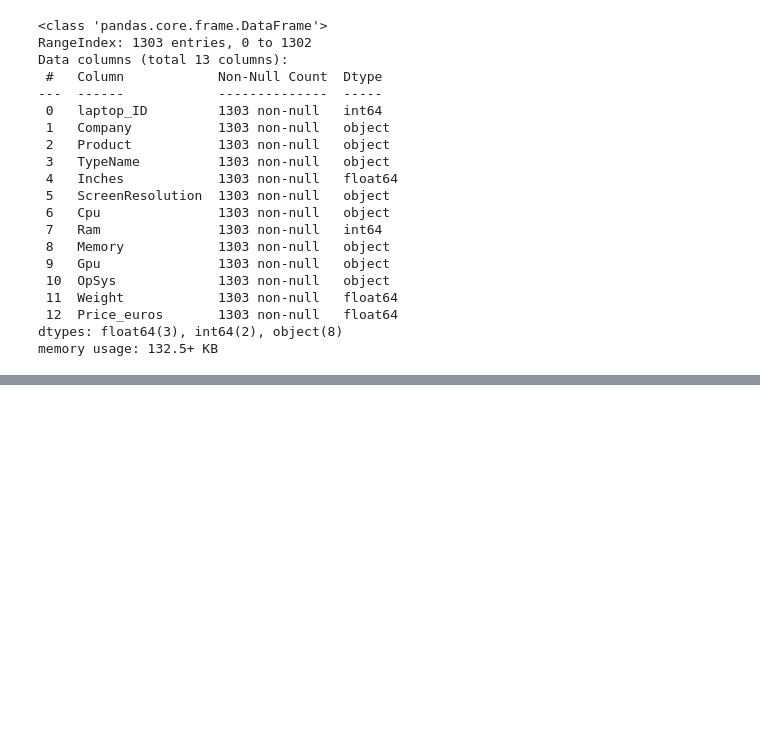
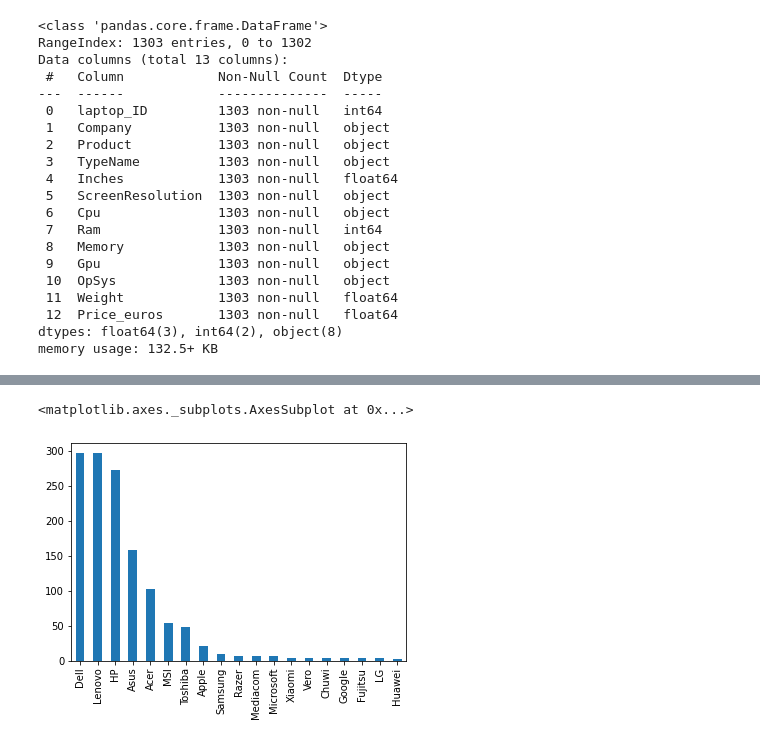
Before and after one commit to adi271001/Nastech-Internship, a Jupyter notebook: rnsit2.ipynb, the cells around one changed output, grey strips where cells are left out. Cells and saved outputs as stored; diff of their text form; code cells hidden in the pictures; blank space fills up the shorter version.

```diff
--- a/rnsit2.ipynb
+++ b/rnsit2.ipynb
@@ -730,0 +600,5 @@ plt.xticks(rotation='vertical')
+# %%
+df1['Company'].value_counts().plot(kind='bar')
+# %% [output]
+<matplotlib.axes._subplots.AxesSubplot at 0x...>
+[figure, added]
```
Also changed, not shown: parts of 46 cells of this notebook.
